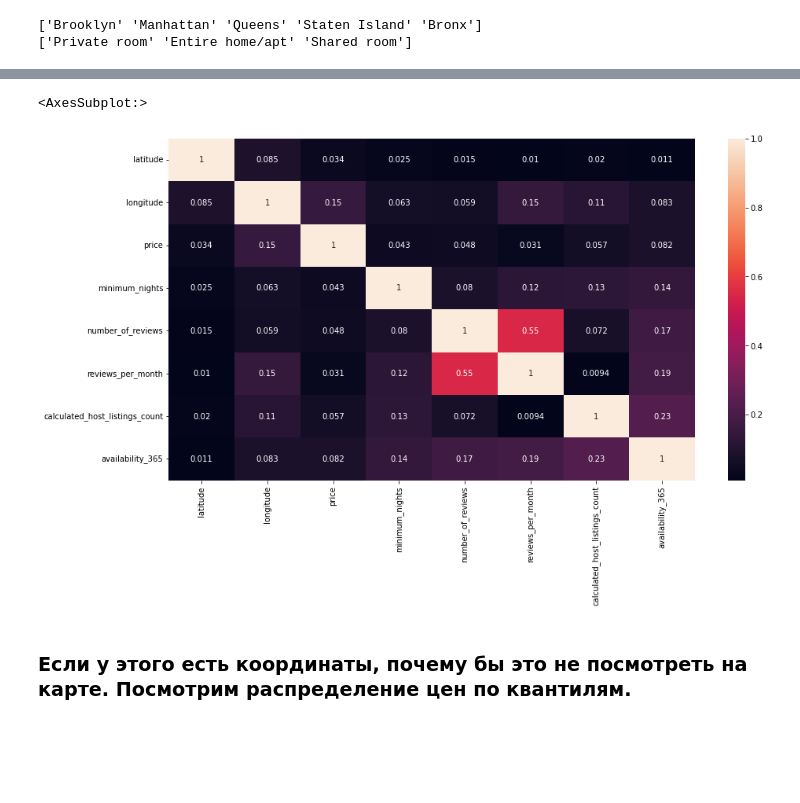
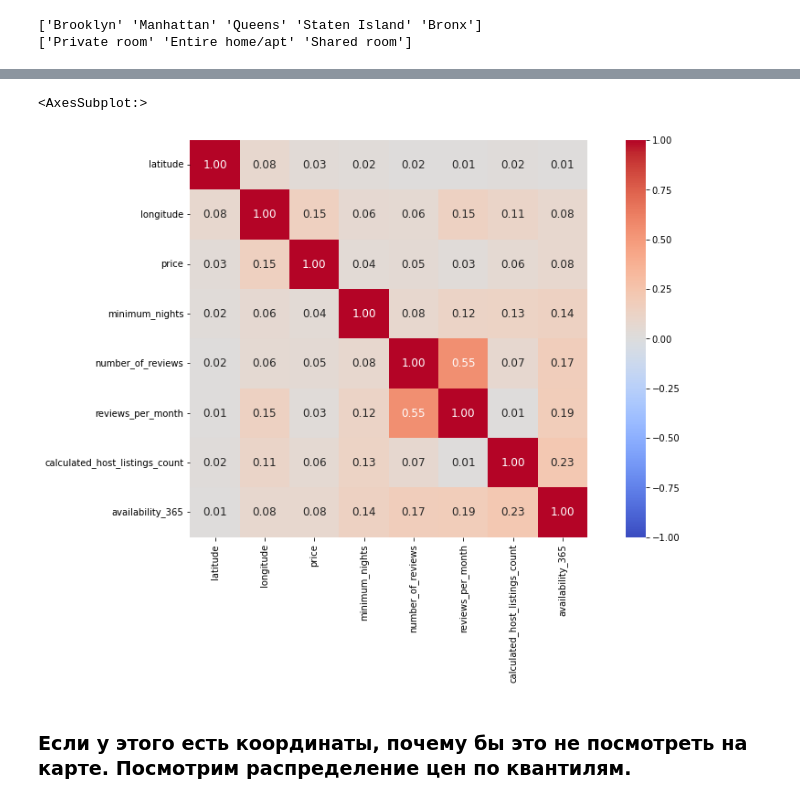
Before and after one commit to grannycola/my_projects, a Jupyter notebook: hw-5/model.ipynb, the cells around one changed output, grey strips where cells are left out. Drawn from its saved outputs; the diff is of its cells as text; code cells hidden in the pictures; blank space fills up the shorter version.

```diff
--- a/hw-5/model.ipynb
+++ b/hw-5/model.ipynb
@@ -28,10 +28,11 @@ data.head()
 | 4 | Manhattan | East Harlem | 40.79851 | -73.94399 | Entire home/apt | 80 | 10 | ... |
 # %%
 plt.figure(figsize=(15,8))
-sns.heatmap(abs(data.corr()), annot=True)
+sns.heatmap(abs(data.corr()), cbar=True, annot=True, square=True, fmt='.2f', annot_kws={'size': 12}, vmin=-1, center=0,\
+                        cmap=sns.color_palette('coolwarm',1000))
 # %% [output]
 <AxesSubplot:>
-[figure, old version]
+[figure, new version]
 # %% [markdown]
 ### Если у этого есть координаты, почему бы это не посмотреть на карте. Посмотрим распределение цен по квантилям.
 # %%
```
Also changed, not shown: parts of 10 cells of this notebook.
